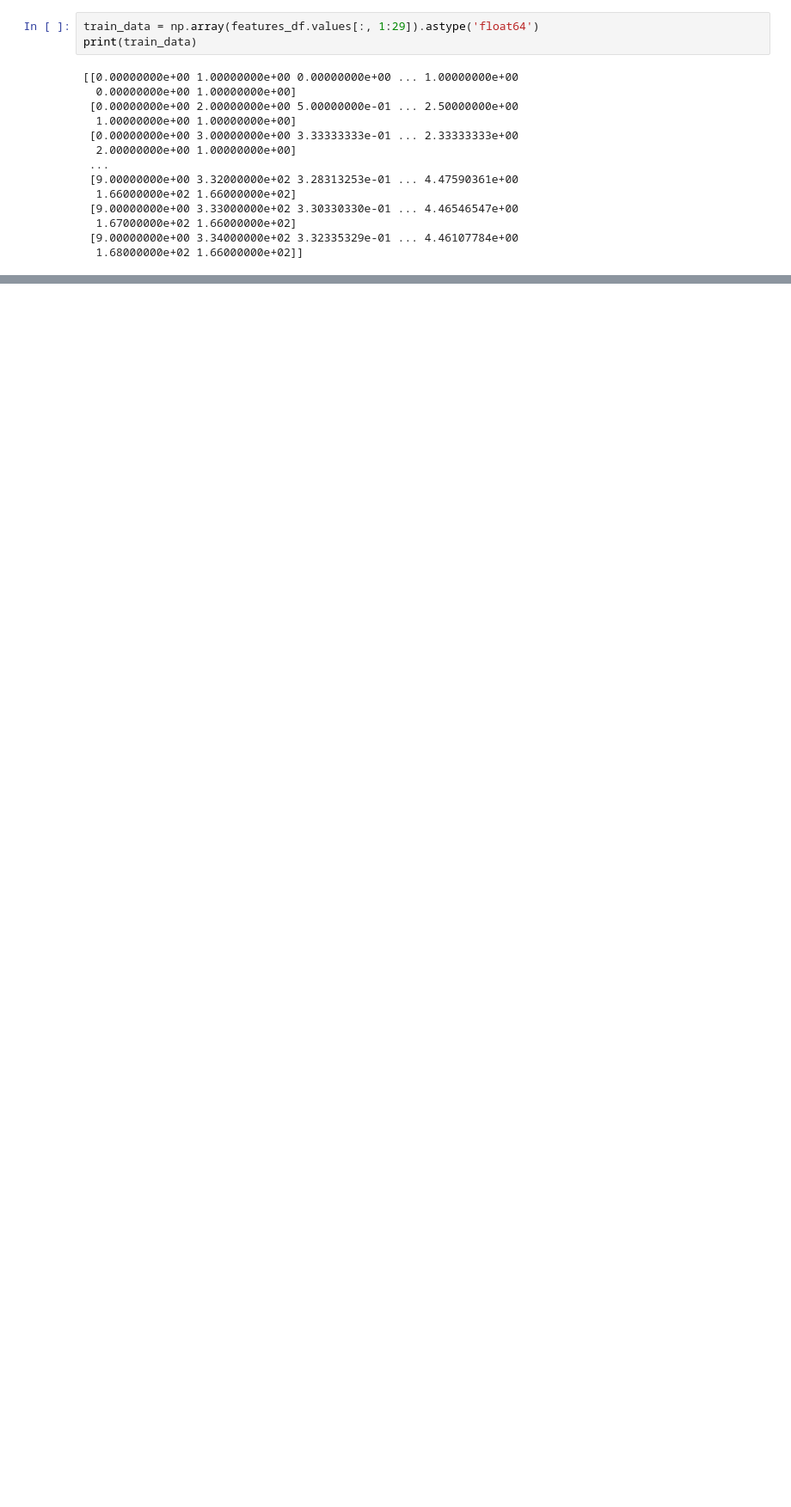
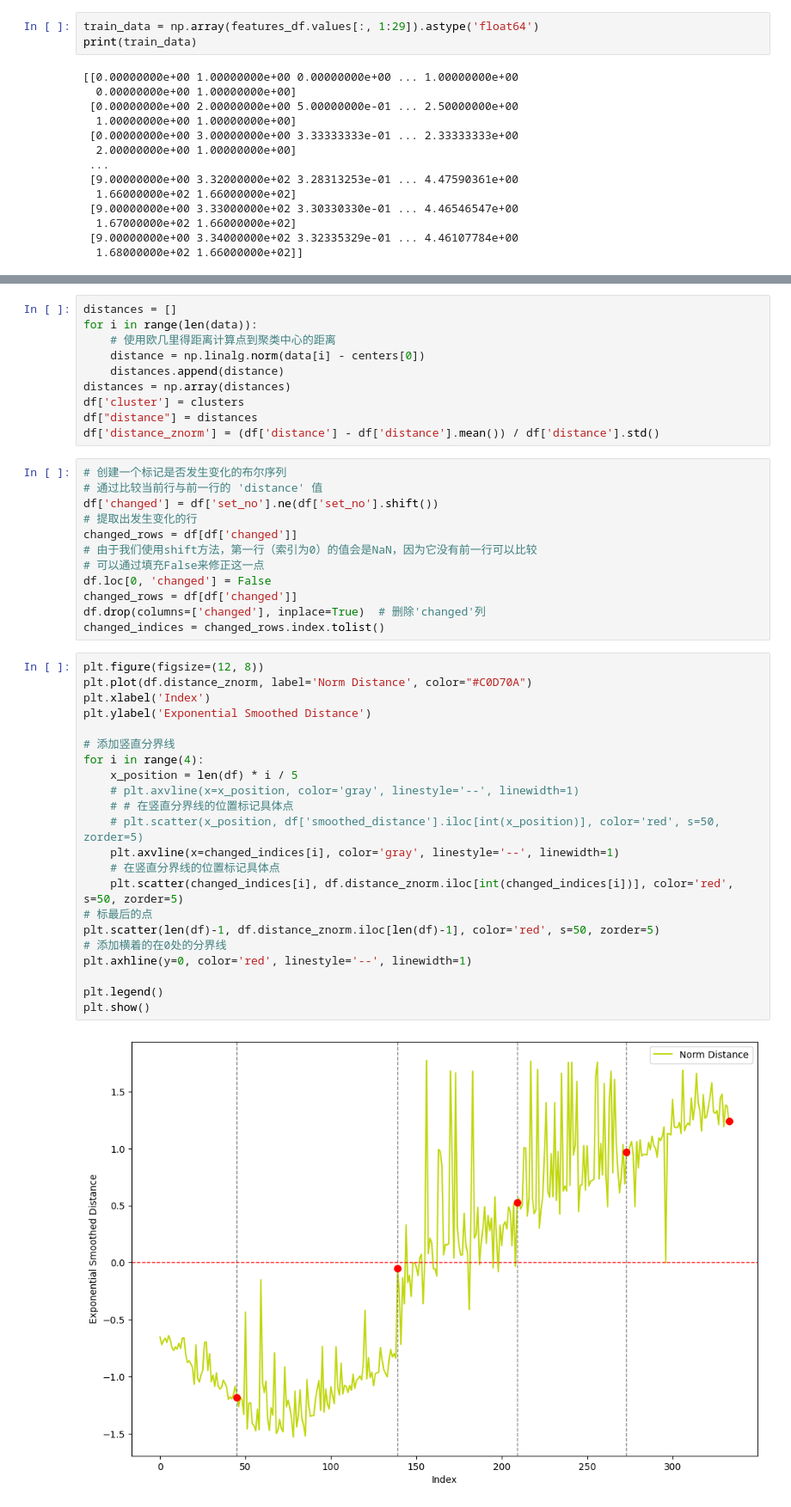
Before and after one commit to junqi1121/MCM-ICM, a Jupyter notebook: 111.ipynb, the cells around one changed output, grey strips where cells are left out. Shown at 86% size. Cells and saved outputs as stored; diff of their text form; blank space fills up the shorter version.

```diff
--- a/111.ipynb
+++ b/111.ipynb
@@ -441,0 +462,46 @@ plt.show()
+# %%
+distances = []
+for i in range(len(data)):
+    # 使用欧几里得距离计算点到聚类中心的距离
+    distance = np.linalg.norm(data[i] - centers[0])
+    distances.append(distance)
+distances = np.array(distances)
+df['cluster'] = clusters
+df["distance"] = distances
+df['distance_znorm'] = (df['distance'] - df['distance'].mean()) / df['distance'].std()
+# %%
+# 创建一个标记是否发生变化的布尔序列
+# 通过比较当前行与前一行的 'distance' 值
+df['changed'] = df['set_no'].ne(df['set_no'].shift())
+# 提取出发生变化的行
+changed_rows = df[df['changed']]
+# 由于我们使用shift方法，第一行（索引为0）的值会是NaN，因为它没有前一行可以比较
+# 可以通过填充False来修正这一点
+df.loc[0, 'changed'] = False
+changed_rows = df[df['changed']]
+df.drop(columns=['changed'], inplace=True)  # 删除'changed'列
+changed_indices = changed_rows.index.tolist()
+# %%
+plt.figure(figsize=(12, 8))
+plt.plot(df.distance_znorm, label='Norm Distance', color="#C0D70A")
+plt.xlabel('Index')
+plt.ylabel('Exponential Smoothed Distance')
+
+# 添加竖直分界线
+for i in range(4):
+    x_position = len(df) * i / 5
+    # plt.axvline(x=x_position, color='gray', linestyle='--', linewidth=1)
+    # # 在竖直分界线的位置标记具体点
+    # plt.scatter(x_position, df['smoothed_distance'].iloc[int(x_position)], color='red', s=50, zorder=5)
+    plt.axvline(x=changed_indices[i], color='gray', linestyle='--', linewidth=1)
+    # 在竖直分界线的位置标记具体点
+    plt.scatter(changed_indices[i], df.distance_znorm.iloc[int(changed_indices[i])], color='red', s=50, zorder=5)
+# 标最后的点
+plt.scatter(len(df)-1, df.distance_znorm.iloc[len(df)-1], color='red', s=50, zorder=5)
+# 添加横着的在0处的分界线
+plt.axhline(y=0, color='red', linestyle='--', linewidth=1)
+
+plt.legend()
+plt.show()
+# %% [output]
+[figure, added]
```
Also changed, not shown: parts of 3 cells of this notebook, 6 other files.
